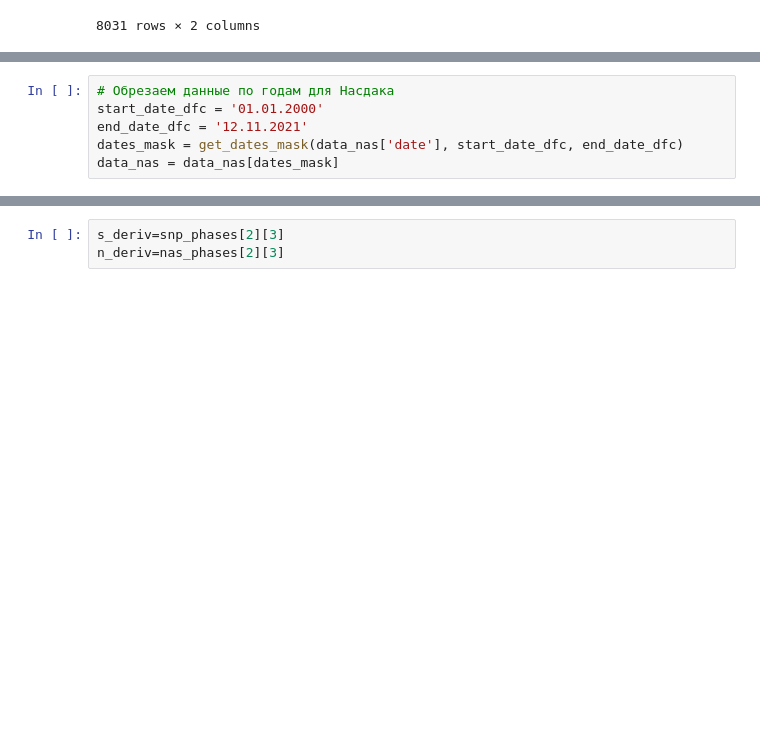
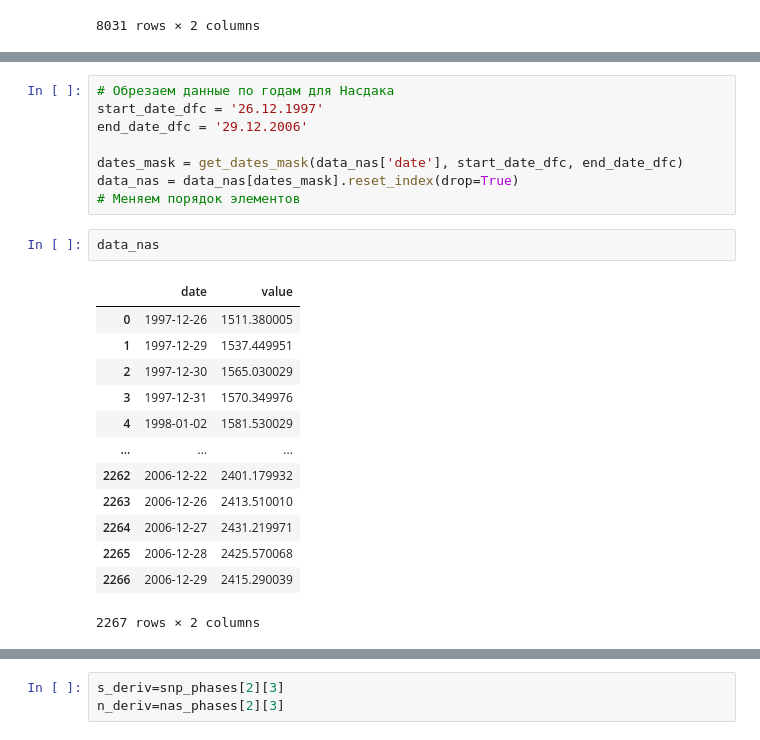
Before and after one commit to Karpovich-alex/phase-portrait-Nasdaq, a Jupyter notebook: Article_Comparison.ipynb, the cells around one changed output, grey strips where cells are left out. Saved outputs shown, nothing was run; the diff lists cells and outputs as text; blank space fills up the shorter version.

```diff
--- a/Article_Comparison.ipynb
+++ b/Article_Comparison.ipynb
@@ -47,7 +44,25 @@ data_nas = data_nas[['date', 'value']]
 [*********************100%***********************]  1 of 1 completed
 # %%
 # Обрезаем данные по годам для Насдака
-start_date_dfc = '01.01.2000'
-end_date_dfc = '12.11.2021'
+start_date_dfc = '26.12.1997'
+end_date_dfc = '29.12.2006'
+
 dates_mask = get_dates_mask(data_nas['date'], start_date_dfc, end_date_dfc)
-data_nas = data_nas[dates_mask]
+data_nas = data_nas[dates_mask].reset_index(drop=True)
+# Меняем порядок элементов
+# %%
+data_nas
+# %% [output]
+|  | date | value |
+| 0 | 1997-12-26 | 1511.380005 |
+| 1 | 1997-12-29 | 1537.449951 |
+| 2 | 1997-12-30 | 1565.030029 |
+| 3 | 1997-12-31 | 1570.349976 |
+| 4 | 1998-01-02 | 1581.530029 |
+| ... | ... | ... |
+| 2262 | 2006-12-22 | 2401.179932 |
+| 2263 | 2006-12-26 | 2413.510010 |
+| 2264 | 2006-12-27 | 2431.219971 |
+| 2265 | 2006-12-28 | 2425.570068 |
+| 2266 | 2006-12-29 | 2415.290039 |
+2267 rows × 2 columns
```
Also changed, not shown: parts of 13 cells of this notebook, 3 other files.
